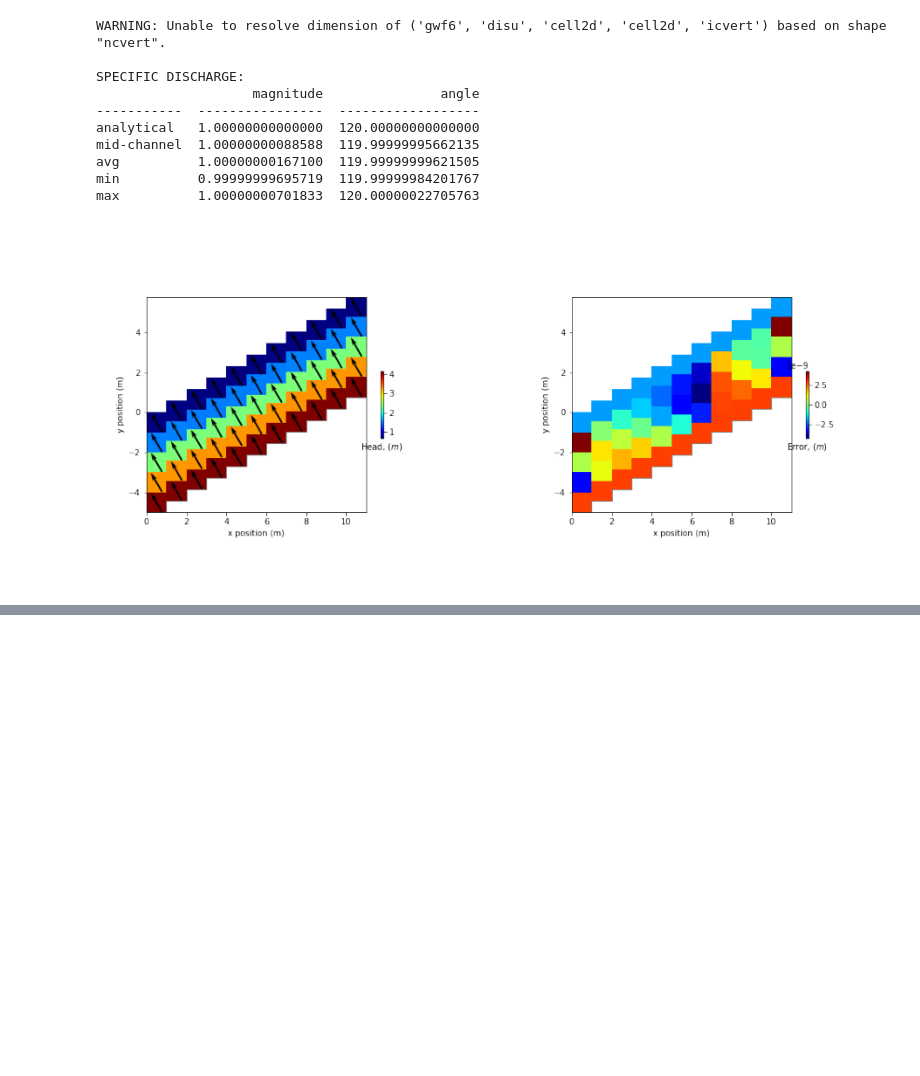
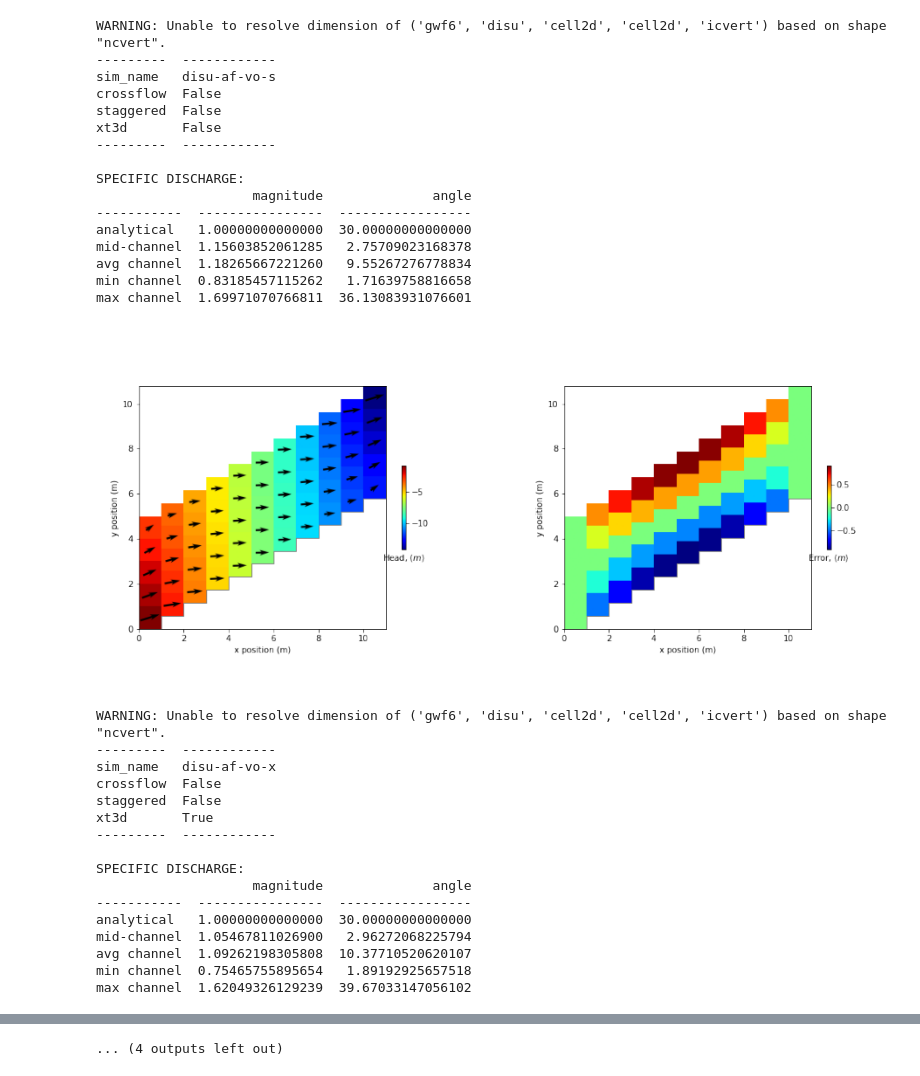
Before and after one commit to langevin-usgs/xt3d-vertically-staggered, a Jupyter notebook: python/disu_approach.ipynb, the cells around one changed output, grey strips where cells are left out. Drawn from its saved outputs; the diff is of its cells as text; code cells hidden in the pictures; blank space fills up the shorter version.

```diff
--- a/python/disu_approach.ipynb
+++ b/python/disu_approach.ipynb
@@ -104,8 +172,9 @@ def calculate_head_analyt(crossflow):
     global head_analyt
 
     # Analytical head a la Bardot et al (2022),
-    # assuming a head gradient of magnitude -1.:
-    # head = - cos(theta) * x - sin(theta) * z
+    # assuming a head gradient of magnitude -1.
+    # axial flow: head = - cos(theta) * x - sin(theta) * z
+    # crossflow: head = sin(theta) * x - cos(theta) * z
 
     thetarad = theta * math.pi / 180.
     sintheta = math.sin(thetarad)
@@ -118,12 +187,14 @@ def calculate_head_analyt(crossflow):
         hgradz = -sintheta
 
     head_analyt = []
-
     for klay in range(nlay):
-        zdrop = float(klay + 0.5) * delz
         for jcol in range(ncol):
             xc = float(jcol + 0.5) * delr[0]
-            zc = top[0][jcol] - zdrop
+            if klay == 0:
+                ztop = top[0][jcol]
+            else:
+                ztop = botm[klay - 1][0][jcol]
+            zc = 0.5 * (ztop + botm[klay][0][jcol])
             hc = hgradx * xc + hgradz * zc
             head_analyt.append(hc)
 
@@ -197,24 +267,30 @@ def build_model(sim_name, xt3d, staggered, crossflow):
     sim_ws = os.path.join(ws, sim_name)
     sim = flopy.mf6.MFSimulation(sim_name=sim_name, sim_ws=sim_ws, exe_name='./bin/mf6')
     tdis = flopy.mf6.ModflowTdis(sim)
-    ims = flopy.mf6.ModflowIms(sim, linear_acceleration='bicgstab')
+    #ims = flopy.mf6.ModflowIms(sim, linear_acceleration='bicgstab')
+    ims = flopy.mf6.ModflowIms(sim, linear_acceleration='bicgstab',
+                              # inner_dvclose=1e-12, inner_rclose=1e-12, # kluge test
+                              )
     gwf = flopy.mf6.ModflowGwf(sim, modelname=sim_name,
                                save_flows=True, print_flows=True)
     disu = flopy.mf6.ModflowGwfdisu(gwf, **d2d.get_gridprops_disu6())
     ic = flopy.mf6.ModflowGwfic(gwf)
     npf = flopy.mf6.ModflowGwfnpf(gwf, save_specific_discharge=True,
-                                  xt3doptions=xt3d,
+                                  xt3doptions=xt3d, k=cond,
                                   angle1=0., angle2=0., angle3=0.)
 
     # Set boundary heads to analytical values
     calculate_head_analyt(crossflow)
     spd = []
+    # specify heads along left and right sides of model
     for klay in range(nlay):
         icleft = klay*ncol
         icright = icleft + ncol - 1
         spd.append([(icleft,), head_analyt[icleft]])
         spd.append([(icright,), head_analyt[icright]])
-    if crossflow:
+    # if domain included or if crossflow, specify heads
+    # along top and bottom of model
+    if domain or crossflow:
         for jcol in range(1, ncol - 1):
             ictoplay = jcol
             icbotlay = ictoplay + (nlay - 1) * ncol
@@ -480,14 +425,38 @@ Simulation results for scenario 3, which features:
-# %%
-simulation(7)
-# %% [output]
-WARNING: Unable to resolve dimension of ('gwf6', 'disu', 'cell2d', 'cell2d', 'icvert') based on shape "ncvert".
-
-SPECIFIC DISCHARGE:
-                    magnitude               angle
------------  ----------------  ------------------
-analytical   1.00000000000000  120.00000000000000
-mid-channel  1.00000000088588  119.99999995662135
-avg          1.00000000167100  119.99999999621505
-min          0.99999999695719  119.99999984201767
-max          1.00000000701833  120.00000022705763
-[figure, removed]
+# %%
+# run scenarios
+for i in range(len(parameters)):
+    simulation(i)
+# %% [output]
+WARNING: Unable to resolve dimension of ('gwf6', 'disu', 'cell2d', 'cell2d', 'icvert') based on shape "ncvert".
+---------  ------------
+sim_name   disu-af-vo-s
+crossflow  False
+staggered  False
+xt3d       False
+---------  ------------
+
+SPECIFIC DISCHARGE:
+                    magnitude              angle
+-----------  ----------------  -----------------
+analytical   1.00000000000000  30.00000000000000
+mid-channel  1.15603852061285   2.75709023168378
+avg channel  1.18265667221260   9.55267276778834
+min channel  0.83185457115262   1.71639758816658
+max channel  1.69971070766811  36.13083931076601
+[figure, added]
+WARNING: Unable to resolve dimension of ('gwf6', 'disu', 'cell2d', 'cell2d', 'icvert') based on shape "ncvert".
+---------  ------------
+sim_name   disu-af-vo-x
+crossflow  False
+staggered  False
+xt3d       True
+---------  ------------
+
+SPECIFIC DISCHARGE:
+                    magnitude              angle
+-----------  ----------------  -----------------
+analytical   1.00000000000000  30.00000000000000
+mid-channel  1.05467811026900   2.96272068225794
+avg channel  1.09262198305808  10.37710520620107
+min channel  0.75465755895654   1.89192925657518
+max channel  1.62049326129239  39.67033147056102
@@ -493,0 +532 @@ max          1.00000000701833  120.00000022705763
+... (4 outputs left out)
```
Also changed, not shown: parts of 22 cells of this notebook, 50 other files.
